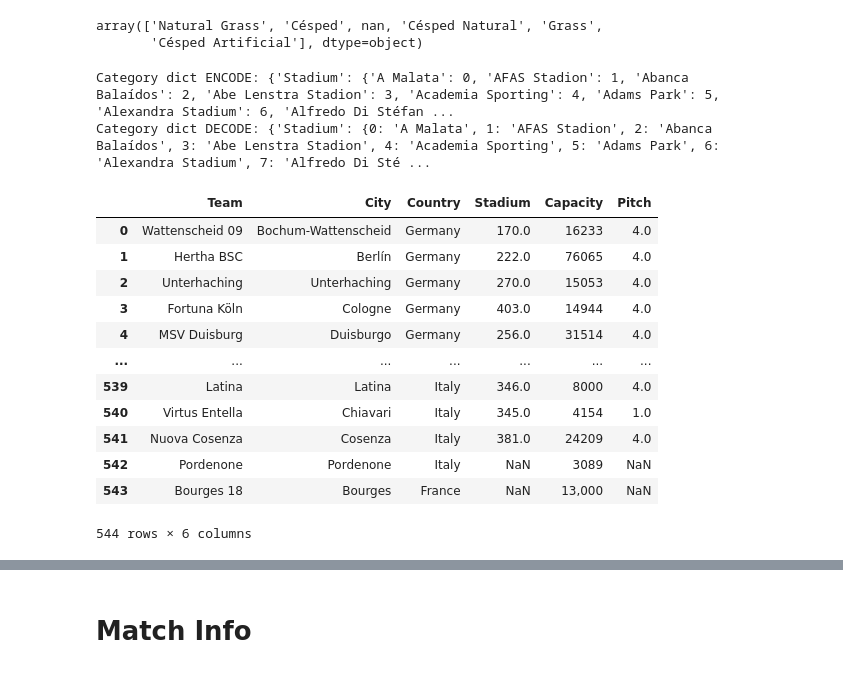
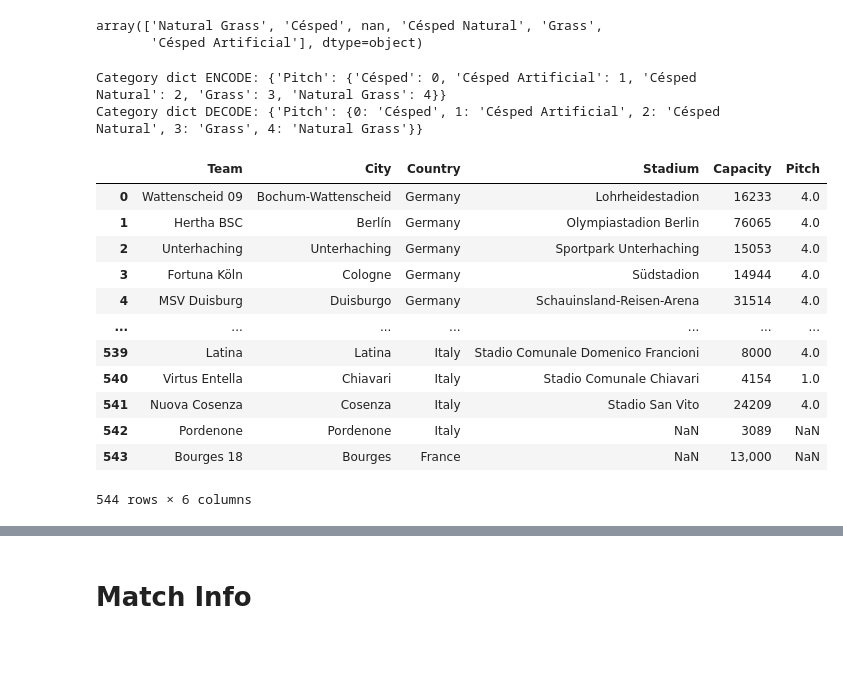
Before and after one commit to PascalLiPooKim/Football-prediction-model-project, a Jupyter notebook: footballPredictionModel.ipynb, the cells around one changed output, grey strips where cells are left out. Saved outputs shown, nothing was run; the diff lists cells and outputs as text; code cells hidden in the pictures.

Commit message:
Comment out cells that impute stadium names

```diff
--- a/footballPredictionModel.ipynb
+++ b/footballPredictionModel.ipynb
@@ -113,26 +136,26 @@ def categories_encoder_decoder(df, cols_with_null):
 # %%
 from sklearn.impute import KNNImputer
 from sklearn.preprocessing import LabelEncoder
 
-category_dict_encode, category_dict_decode = categories_encoder_decoder(team_info_df, team_info_cols_with_null)
+category_dict_encode, category_dict_decode = categories_encoder_decoder(team_info_df, ['Pitch'])
 
 print("Category dict ENCODE:", category_dict_encode)
 print("Category dict DECODE:", category_dict_decode)
 team_info_df.replace(category_dict_encode, inplace=True)
 team_info_df
 # %% [output]
-Category dict ENCODE: {'Stadium': {'A Malata': 0, 'AFAS Stadion': 1, 'Abanca Balaídos': 2, 'Abe Lenstra Stadion': 3, 'Academia Sporting': 4, 'Adams Park': 5, 'Alexandra Stadium': 6, 'Alfredo Di Stéfan ...
-Category dict DECODE: {'Stadium': {0: 'A Malata', 1: 'AFAS Stadion', 2: 'Abanca Balaídos', 3: 'Abe Lenstra Stadion', 4: 'Academia Sporting', 5: 'Adams Park', 6: 'Alexandra Stadium', 7: 'Alfredo Di Sté ...
+Category dict ENCODE: {'Pitch': {'Césped': 0, 'Césped Artificial': 1, 'Césped Natural': 2, 'Grass': 3, 'Natural Grass': 4}}
+Category dict DECODE: {'Pitch': {0: 'Césped', 1: 'Césped Artificial', 2: 'Césped Natural', 3: 'Grass', 4: 'Natural Grass'}}
 |  | Team | City | Country | Stadium | Capacity | Pitch |
-| 0 | Wattenscheid 09 | Bochum-Wattenscheid | Germany | 170.0 | 16233 | 4.0 |
-| 1 | Hertha BSC | Berlín | Germany | 222.0 | 76065 | 4.0 |
-| 2 | Unterhaching | Unterhaching | Germany | 270.0 | 15053 | 4.0 |
-| 3 | Fortuna Köln | Cologne | Germany | 403.0 | 14944 | 4.0 |
-| 4 | MSV Duisburg | Duisburgo | Germany | 256.0 | 31514 | 4.0 |
+| 0 | Wattenscheid 09 | Bochum-Wattenscheid | Germany | Lohrheidestadion | 16233 | 4.0 |
+| 1 | Hertha BSC | Berlín | Germany | Olympiastadion Berlin | 76065 | 4.0 |
+| 2 | Unterhaching | Unterhaching | Germany | Sportpark Unterhaching | 15053 | 4.0 |
+| 3 | Fortuna Köln | Cologne | Germany | Südstadion | 14944 | 4.0 |
+| 4 | MSV Duisburg | Duisburgo | Germany | Schauinsland-Reisen-Arena | 31514 | 4.0 |
 | ... | ... | ... | ... | ... | ... | ... |
-| 539 | Latina | Latina | Italy | 346.0 | 8000 | 4.0 |
-| 540 | Virtus Entella | Chiavari | Italy | 345.0 | 4154 | 1.0 |
-| 541 | Nuova Cosenza | Cosenza | Italy | 381.0 | 24209 | 4.0 |
+| 539 | Latina | Latina | Italy | Stadio Comunale Domenico Francioni | 8000 | 4.0 |
+| 540 | Virtus Entella | Chiavari | Italy | Stadio Comunale Chiavari | 4154 | 1.0 |
+| 541 | Nuova Cosenza | Cosenza | Italy | Stadio San Vito | 24209 | 4.0 |
 | 542 | Pordenone | Pordenone | Italy | NaN | 3089 | NaN |
 | 543 | Bourges 18 | Bourges | France | NaN | 13,000 | NaN |
 544 rows × 6 columns
```
Also changed, not shown: parts of 5 cells of this notebook.
